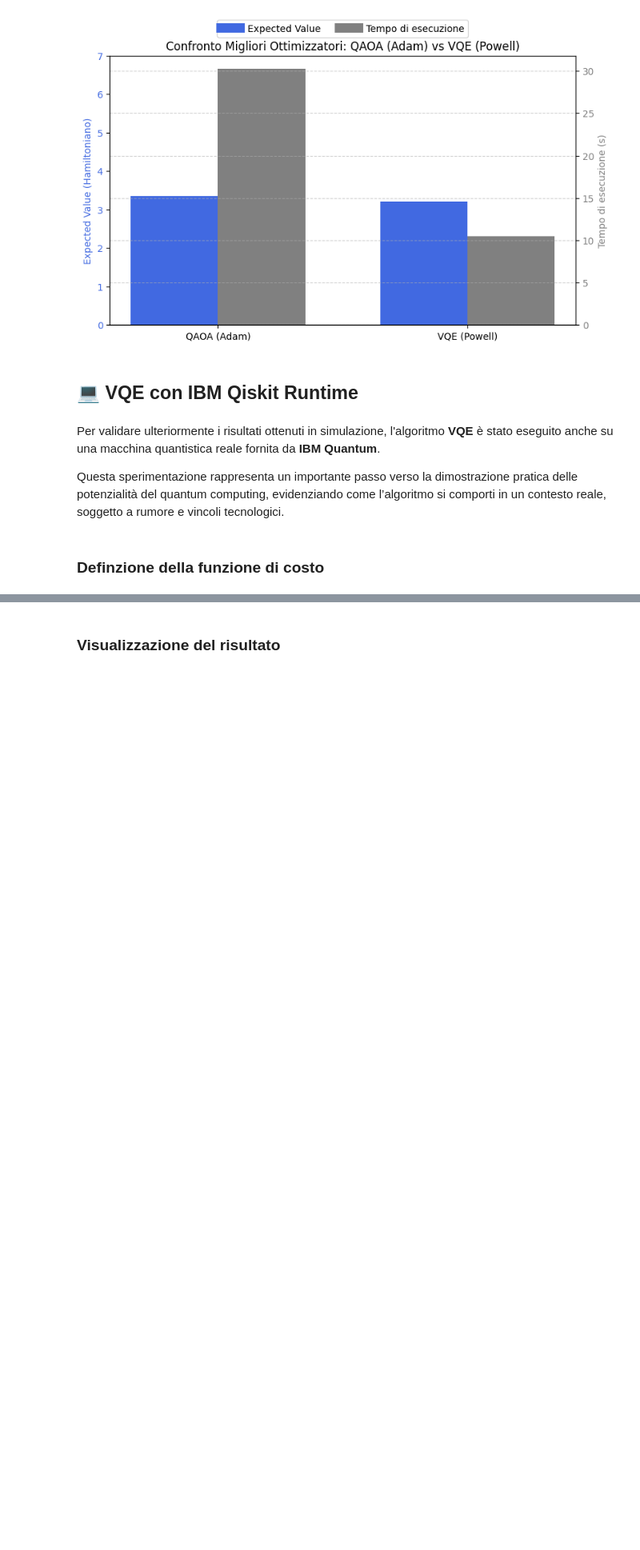
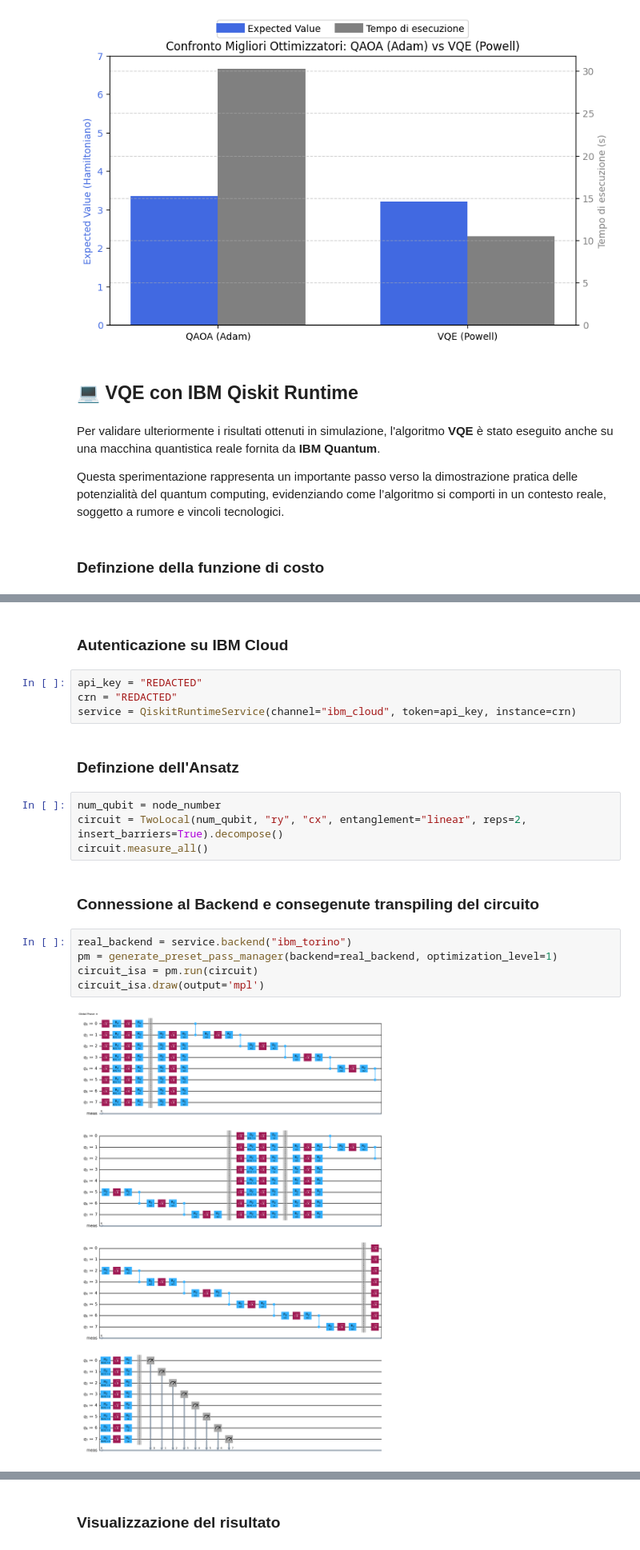
Before and after one commit to CozzaFrancesco/quantum-vertex-cover, a Jupyter notebook: Progetto.ipynb, the cells around one changed output, grey strips where cells are left out. Shown at 80% size. Saved outputs shown, nothing was run; the diff lists cells and outputs as text; blank space fills up the shorter version.

```diff
--- a/Progetto.ipynb
+++ b/Progetto.ipynb
@@ -1527,2 +1529,23 @@ def costo(theta, sampler, circuit, shots):
     return expected_cost
+# %% [markdown]
+### Autenticazione su IBM Cloud
+# %%
+api_key = "REDACTED"
+crn = "REDACTED"
+service = QiskitRuntimeService(channel="ibm_cloud", token=api_key, instance=crn)
+# %% [markdown]
+### Definzione dell'Ansatz
+# %%
+num_qubit = node_number
+circuit = TwoLocal(num_qubit, "ry", "cx", entanglement="linear", reps=2, insert_barriers=True).decompose()
+circuit.measure_all()
+# %% [markdown]
+### Connessione al Backend e consegenute transpiling del circuito
+# %%
+real_backend = service.backend("ibm_torino")
+pm = generate_preset_pass_manager(backend=real_backend, optimization_level=1)
+circuit_isa = pm.run(circuit)
+circuit_isa.draw(output='mpl')
+# %% [output]
+[figure, added]
 # %% [markdown]
```
Also changed, not shown: parts of 18 cells of this notebook.
